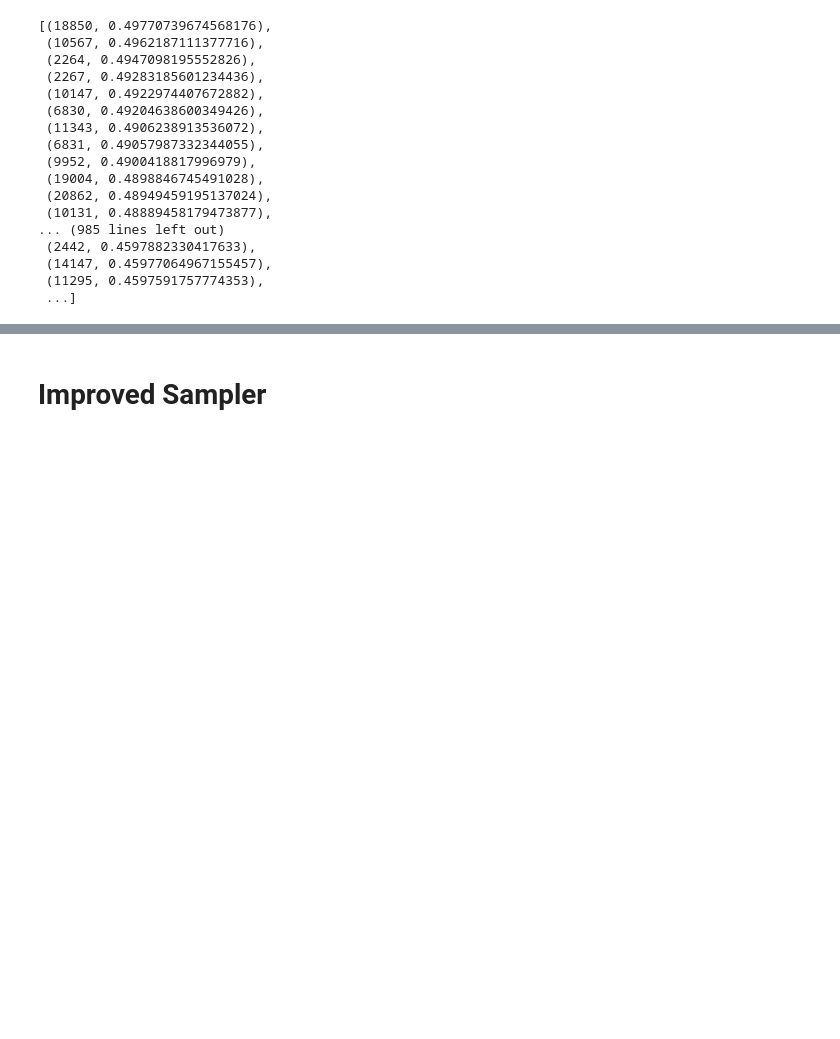
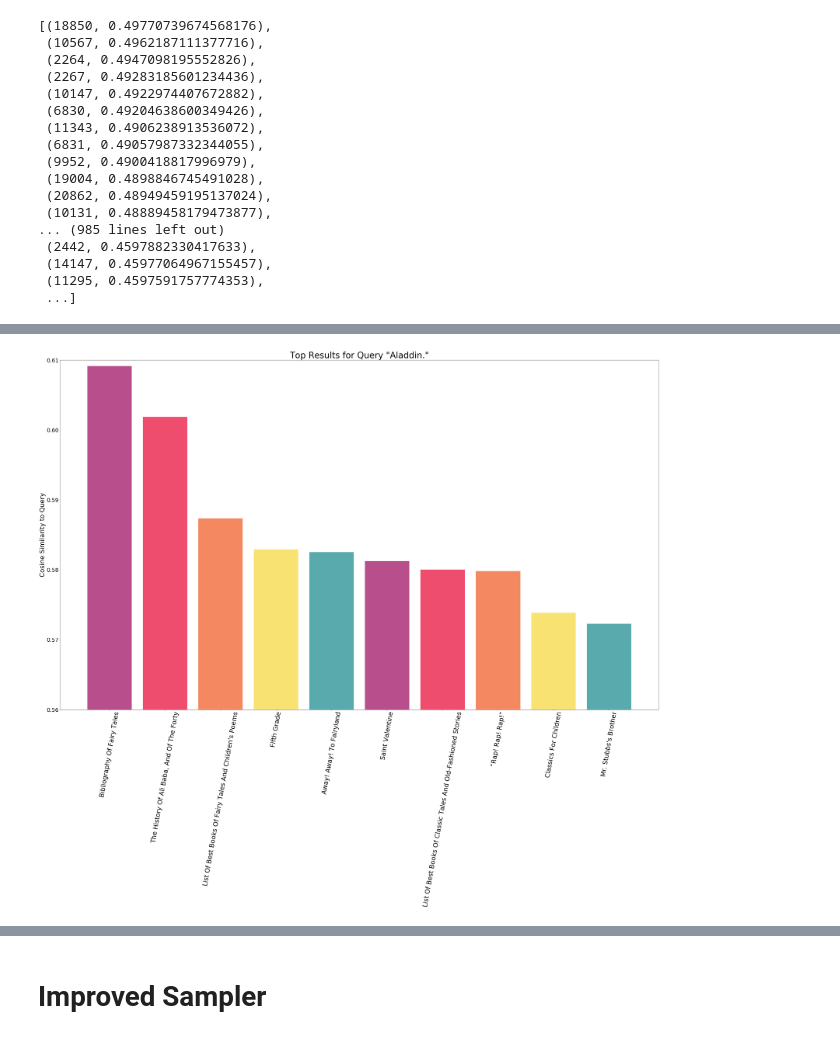
Before and after one commit to freeebooksdotcom/urstoryapp, a Jupyter notebook: Function_Notebooks/sampler_and_single_word_query_test_and_visualizations.ipynb, the cells around one changed output, grey strips where cells are left out. Cells and saved outputs as stored; diff of their text form; code cells hidden in the pictures; blank space fills up the shorter version.

Commit message:
created visualizations

```diff
--- a/Function_Notebooks/sampler_and_single_word_query_test_and_visualizations.ipynb
+++ b/Function_Notebooks/sampler_and_single_word_query_test_and_visualizations.ipynb
@@ -285,0 +337,2 @@ word_in_title_query('computer')
+# %%
+query_data_Aladdin= [(df.loc[result[0], 'story_title'], result[1]) for result in query('Aladdin')[:10]]
@@ -285,0 +344,9 @@ word_in_title_query('computer')
+# %%
+query_index= [title for title, value in query_data_Aladdin]
+query_values= [value for title, value in query_data_Aladdin]
+
+vector_index= [title for title, value in title_vector_data_Aladdin]
+vector_values= [value for title, value in title_vector_data_Aladdin]
+
+boolean_index= [title for title, value in boolean_data_Aladdin]
+boolean_values= [value for title, value in boolean_data_Aladdin]
@@ -285,0 +379,12 @@ word_in_title_query('computer')
+# %%
+fig, axs=plt.subplots(nrows=1, ncols=1, figsize=[50,30])
+axs.bar(query_index, query_values, alpha=0.8, color=['#A7226E', '#EC2049', '#F26B38', '#F7DB4F', '#2F9599'])
+axs.set_ylim([0.56,0.61])
+axs.set_ylabel('Cosine Similarity to Query', fontsize=30)
+axs.set_xticklabels(query_index, rotation=80,fontsize=30)
+plt.yticks(fontsize=25)
+axs.set_title('Top Results for Query "Aladdin."', fontsize=40)
+plt.show()
+fig.savefig('aladdinquery.png')
+# %% [output]
+[figure, added]
```
Also changed, not shown: parts of 25 cells of this notebook.
